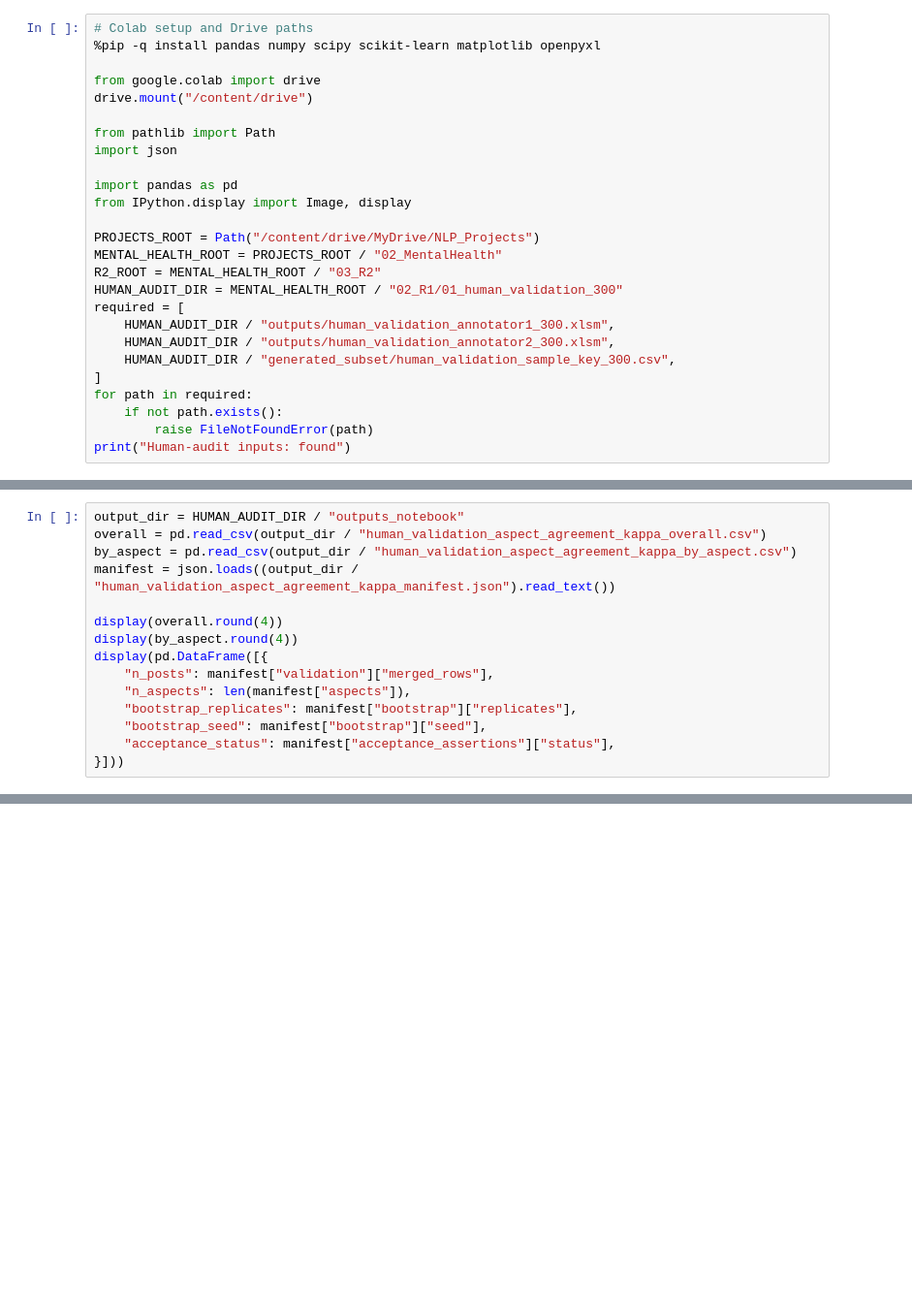
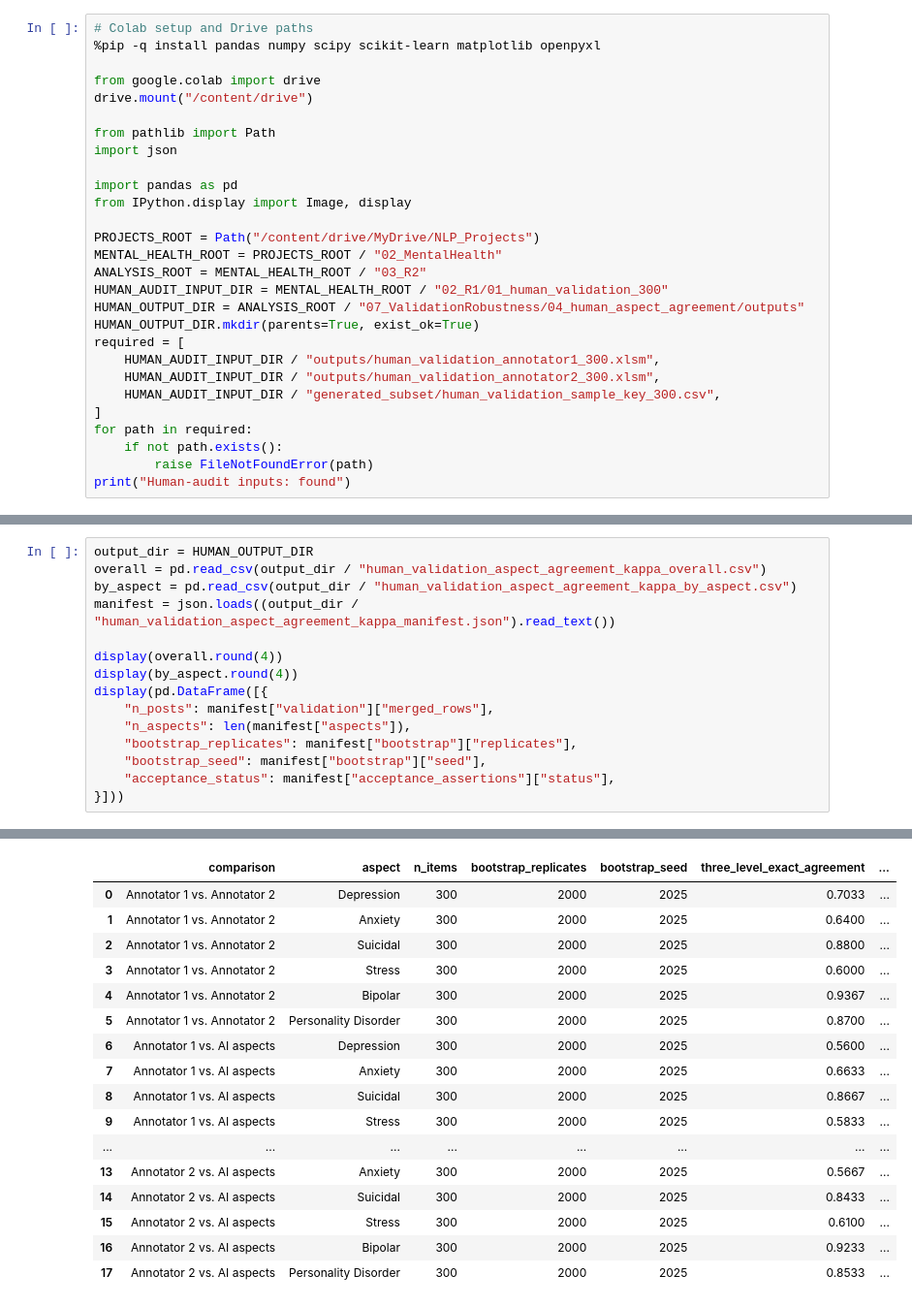
Before and after one commit to Veronica0206/NLP-LLM-Evaluation, a Jupyter notebook: Manuscript2/6. Revision Validation and Robustness Audits/MentalHealth_R2_human_aspect_chance_corrected_agreement.ipynb, the cells around one changed output, grey strips where cells are left out. Shown at 97% size. Drawn from its saved outputs; the diff is of its cells as text; blank space fills up the shorter version.

Commit message:
Update validation notebooks with executed outputs

```diff
--- a/Manuscript2/6. Revision Validation and Robustness Audits/MentalHealth_R2_human_aspect_chance_corrected_agreement.ipynb
+++ b/Manuscript2/6. Revision Validation and Robustness Audits/MentalHealth_R2_human_aspect_chance_corrected_agreement.ipynb
@@ -23,12 +23,14 @@ from IPython.display import Image, display
 
 PROJECTS_ROOT = Path("/content/drive/MyDrive/NLP_Projects")
 MENTAL_HEALTH_ROOT = PROJECTS_ROOT / "02_MentalHealth"
-R2_ROOT = MENTAL_HEALTH_ROOT / "03_R2"
-HUMAN_AUDIT_DIR = MENTAL_HEALTH_ROOT / "02_R1/01_human_validation_300"
+ANALYSIS_ROOT = MENTAL_HEALTH_ROOT / "03_R2"
+HUMAN_AUDIT_INPUT_DIR = MENTAL_HEALTH_ROOT / "02_R1/01_human_validation_300"
+HUMAN_OUTPUT_DIR = ANALYSIS_ROOT / "07_ValidationRobustness/04_human_aspect_agreement/outputs"
+HUMAN_OUTPUT_DIR.mkdir(parents=True, exist_ok=True)
 required = [
-    HUMAN_AUDIT_DIR / "outputs/human_validation_annotator1_300.xlsm",
-    HUMAN_AUDIT_DIR / "outputs/human_validation_annotator2_300.xlsm",
-    HUMAN_AUDIT_DIR / "generated_subset/human_validation_sample_key_300.csv",
+    HUMAN_AUDIT_INPUT_DIR / "outputs/human_validation_annotator1_300.xlsm",
+    HUMAN_AUDIT_INPUT_DIR / "outputs/human_validation_annotator2_300.xlsm",
+    HUMAN_AUDIT_INPUT_DIR / "generated_subset/human_validation_sample_key_300.csv",
 ]
 for path in required:
     if not path.exists():
@@ -404,5 +414,5 @@ print("Chance-corrected human-aspect agreement completed (seed=2025).")
 # %%
-output_dir = HUMAN_AUDIT_DIR / "outputs_notebook"
+output_dir = HUMAN_OUTPUT_DIR
 overall = pd.read_csv(output_dir / "human_validation_aspect_agreement_kappa_overall.csv")
 by_aspect = pd.read_csv(output_dir / "human_validation_aspect_agreement_kappa_by_aspect.csv")
 manifest = json.loads((output_dir / "human_validation_aspect_agreement_kappa_manifest.json").read_text())
@@ -416,3 +426,4 @@ display(pd.DataFrame([{
     "bootstrap_seed": manifest["bootstrap"]["seed"],
     "acceptance_status": manifest["acceptance_assertions"]["status"],
 }]))
+# %% [output]
@@ -418,0 +438,17 @@ display(pd.DataFrame([{
+|  | comparison | aspect | n_items | bootstrap_replicates | bootstrap_seed | three_level_exact_agreement | ... |
+| 0 | Annotator 1 vs. Annotator 2 | Depression | 300 | 2000 | 2025 | 0.7033 | ... |
+| 1 | Annotator 1 vs. Annotator 2 | Anxiety | 300 | 2000 | 2025 | 0.6400 | ... |
+| 2 | Annotator 1 vs. Annotator 2 | Suicidal | 300 | 2000 | 2025 | 0.8800 | ... |
+| 3 | Annotator 1 vs. Annotator 2 | Stress | 300 | 2000 | 2025 | 0.6000 | ... |
+| 4 | Annotator 1 vs. Annotator 2 | Bipolar | 300 | 2000 | 2025 | 0.9367 | ... |
+| 5 | Annotator 1 vs. Annotator 2 | Personality Disorder | 300 | 2000 | 2025 | 0.8700 | ... |
+| 6 | Annotator 1 vs. AI aspects | Depression | 300 | 2000 | 2025 | 0.5600 | ... |
+| 7 | Annotator 1 vs. AI aspects | Anxiety | 300 | 2000 | 2025 | 0.6633 | ... |
+| 8 | Annotator 1 vs. AI aspects | Suicidal | 300 | 2000 | 2025 | 0.8667 | ... |
+| 9 | Annotator 1 vs. AI aspects | Stress | 300 | 2000 | 2025 | 0.5833 | ... |
+| ... | ... | ... | ... | ... | ... | ... | ... |
+| 13 | Annotator 2 vs. AI aspects | Anxiety | 300 | 2000 | 2025 | 0.5667 | ... |
+| 14 | Annotator 2 vs. AI aspects | Suicidal | 300 | 2000 | 2025 | 0.8433 | ... |
+| 15 | Annotator 2 vs. AI aspects | Stress | 300 | 2000 | 2025 | 0.6100 | ... |
+| 16 | Annotator 2 vs. AI aspects | Bipolar | 300 | 2000 | 2025 | 0.9233 | ... |
+| 17 | Annotator 2 vs. AI aspects | Personality Disorder | 300 | 2000 | 2025 | 0.8533 | ... |
```
Also changed, not shown: parts of 5 cells of this notebook, 3 other files.
